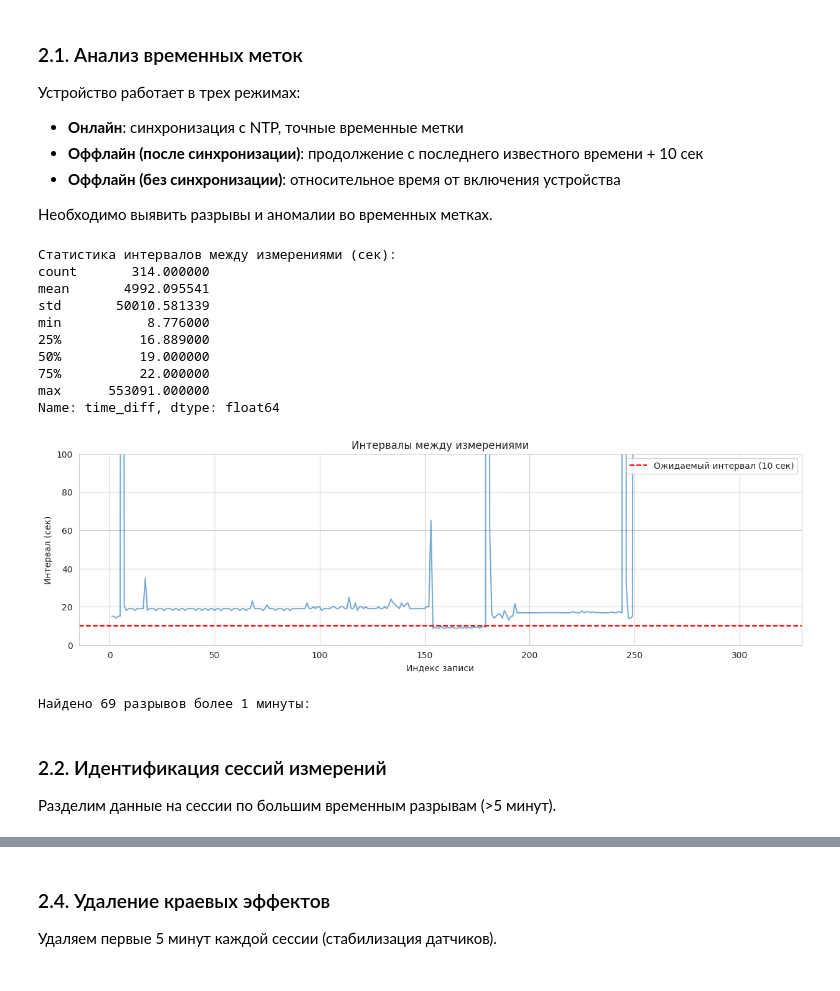
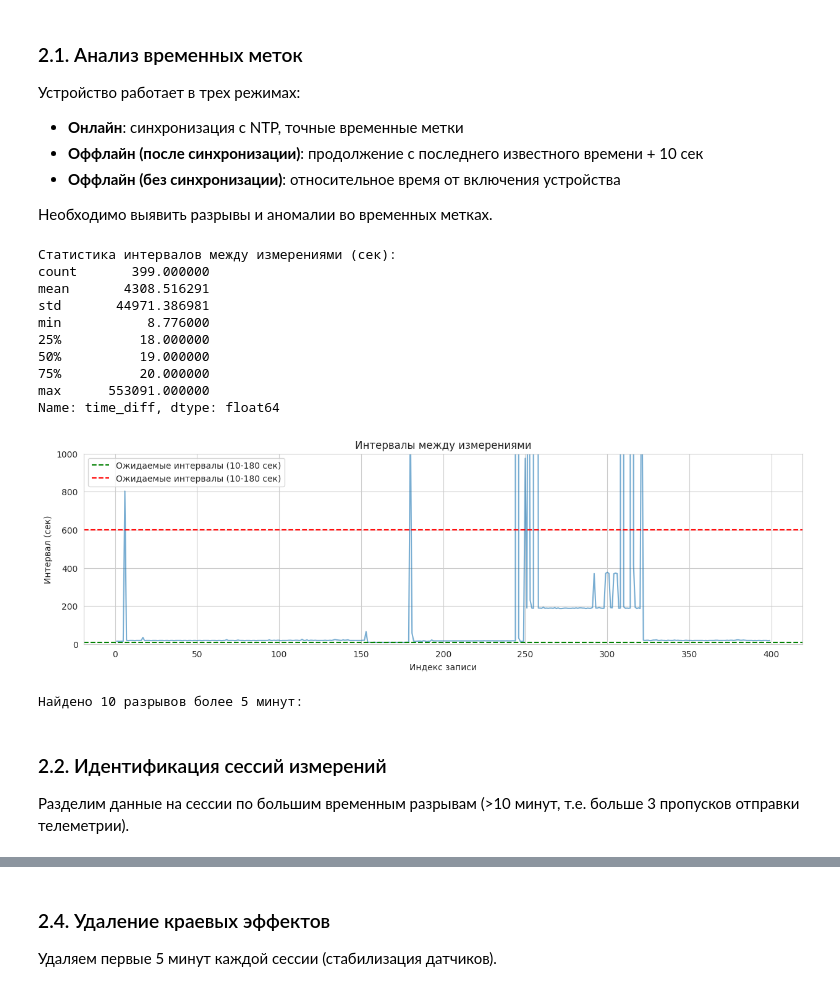
Before and after one commit to showbegin/air-sensor, a Jupyter notebook: notebooks/data-analysis.ipynb, the cells around one changed output, grey strips where cells are left out. Saved outputs shown, nothing was run; the diff lists cells and outputs as text; code cells hidden in the pictures.

```diff
--- a/notebooks/data-analysis.ipynb
+++ b/notebooks/data-analysis.ipynb
@@ -98,42 +82,43 @@ df[:50]
 # %%
 # Анализ интервалов между измерениями
 df['time_diff'] = df['timestamp'].diff() / 1000  # в секундах
 
 print("Статистика интервалов между измерениями (сек):")
 print(df['time_diff'].describe())
 
 # Визуализация интервалов
 plt.figure(figsize=(15, 4))
 plt.plot(df.index, df['time_diff'], alpha=0.6)
-plt.axhline(y=10, color='r', linestyle='--', label='Ожидаемый интервал (10 сек)')
+plt.axhline(y=10, color='g', linestyle='--', label='Ожидаемые интервалы (10-180 сек)')
+plt.axhline(y=600, color='r', linestyle='--', label='Ожидаемые интервалы (10-180 сек)')
 plt.xlabel('Индекс записи')
 plt.ylabel('Интервал (сек)')
 plt.title('Интервалы между измерениями')
 plt.legend()
-plt.ylim(0, 100)
+plt.ylim(0, 1000)
 plt.show()
 
-# Поиск больших разрывов (более 1 минуты)
-gaps = df[df['time_diff'] > 60].copy()
-print(f"\nНайдено {len(gaps)} разрывов более 1 минуты:")
+# Поиск больших разрывов (более 10 минут)
+gaps = df[df['time_diff'] > 600].copy()
+print(f"\nНайдено {len(gaps)} разрывов более 5 минут:")
 if len(gaps) > 0:
     gaps[['datetime', 'time_diff']].head(10)
 # %% [output]
 Статистика интервалов между измерениями (сек):
-count       314.000000
-mean       4992.095541
-std       50010.581339
+count       399.000000
+mean       4308.516291
+std       44971.386981
 min           8.776000
-25%          16.889000
+25%          18.000000
 50%          19.000000
-75%          22.000000
+75%          20.000000
 max      553091.000000
 Name: time_diff, dtype: float64
-[figure, old version]
+[figure, new version]
-Найдено 69 разрывов более 1 минуты:
+Найдено 10 разрывов более 5 минут:
 # %% [markdown]
 ### 2.2. Идентификация сессий измерений
 
-Разделим данные на сессии по большим временным разрывам (>5 минут).
+Разделим данные на сессии по большим временным разрывам (>10 минут, т.е. больше 3 пропусков отправки телеметрии).
 # %%
 # Создание ID сессий
```
Also changed, not shown: parts of 28 cells of this notebook.
